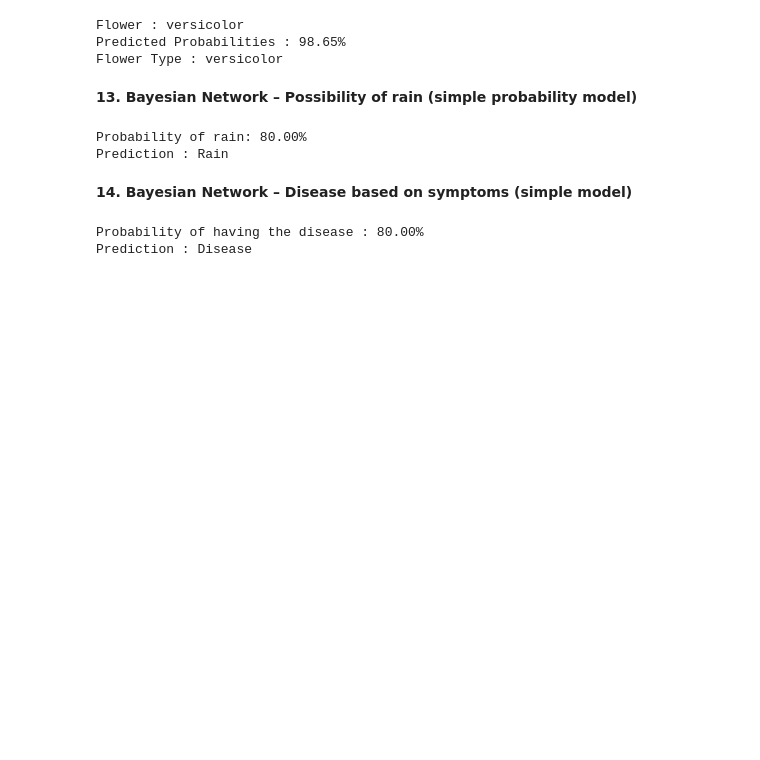
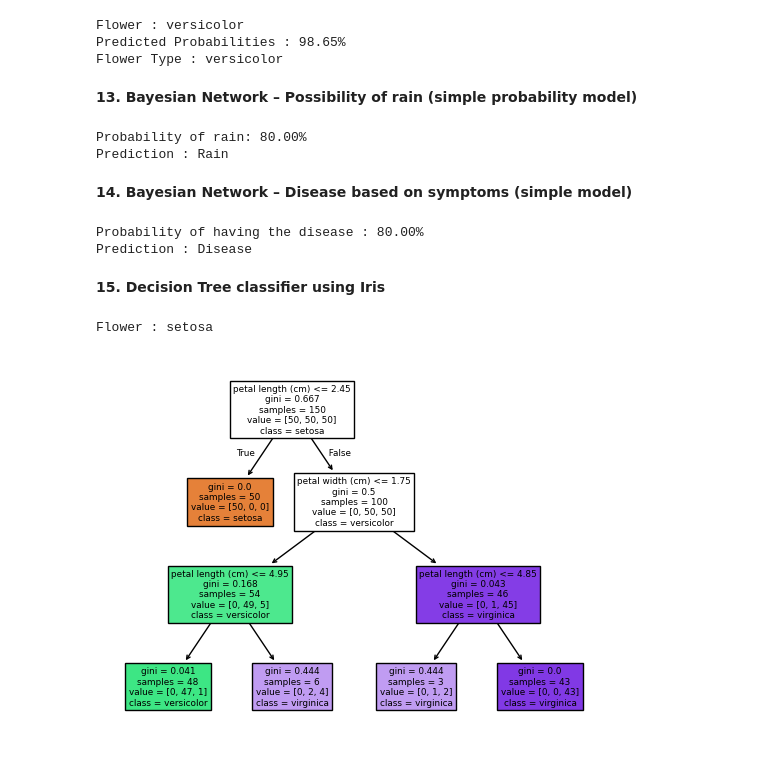
Before and after one commit to VrushalMane/Academic_Materials, a Jupyter notebook: Machine_Learning_1/External-Practical-Programs/ML_1_External.ipynb, the cells around one changed output. Drawn from its saved outputs; the diff is of its cells as text; code cells hidden in the pictures; blank space fills up the shorter version.

Commit message:
Add Decision Tree Classification with Tree Visualization

```diff
--- a/Machine_Learning_1/External-Practical-Programs/ML_1_External.ipynb
+++ b/Machine_Learning_1/External-Practical-Programs/ML_1_External.ipynb
@@ -502,3 +502,43 @@ print("Prediction:", "Disease" if probability > 0.5 else "No Disease")
 # %% [output]
 Probability of having the disease : 80.00%
 Prediction : Disease
+# %% [markdown]
+**15. Decision Tree classifier using Iris**
+# %%
+# Import function to load the Iris dataset
+from sklearn.datasets import load_iris
+
+# Import Decision Tree classifier and tree visualization function
+from sklearn.tree import DecisionTreeClassifier, plot_tree
+
+# Import Matplotlib for displaying the Decision Tree diagram
+import matplotlib.pyplot as plt
+
+# Load the Iris dataset
+iris = load_iris()
+
+# Create a Decision Tree model with a maximum depth of 3
+model = DecisionTreeClassifier(random_state=42, max_depth=3)
+
+# Train the model using all the Iris data and target values
+model.fit(iris.data, iris.target)
+
+# Define the measurements of a new flower
+sample = [[5.1, 3.5, 1.4, 0.2]]
+
+# Predict the category of the new flower
+predict = model.predict(sample)
+
+# Display the predicted flower species
+print("Flower:", iris.target_names[predict[0]])
+
+# Draw the Decision Tree with feature names and flower names
+# filled=True adds colors to the tree nodes
+plot_tree(model, feature_names=iris.feature_names,
+          class_names=iris.target_names, filled=True)
+
+# Display the Decision Tree diagram
+plt.show()
+# %% [output]
+Flower : setosa
+[figure, added]
```
